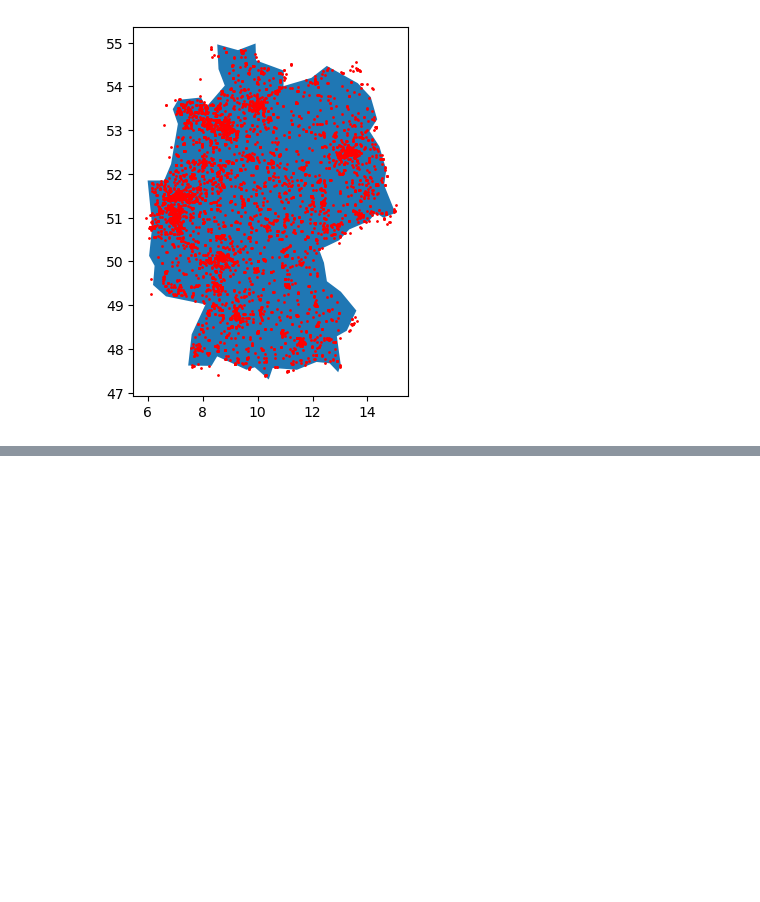
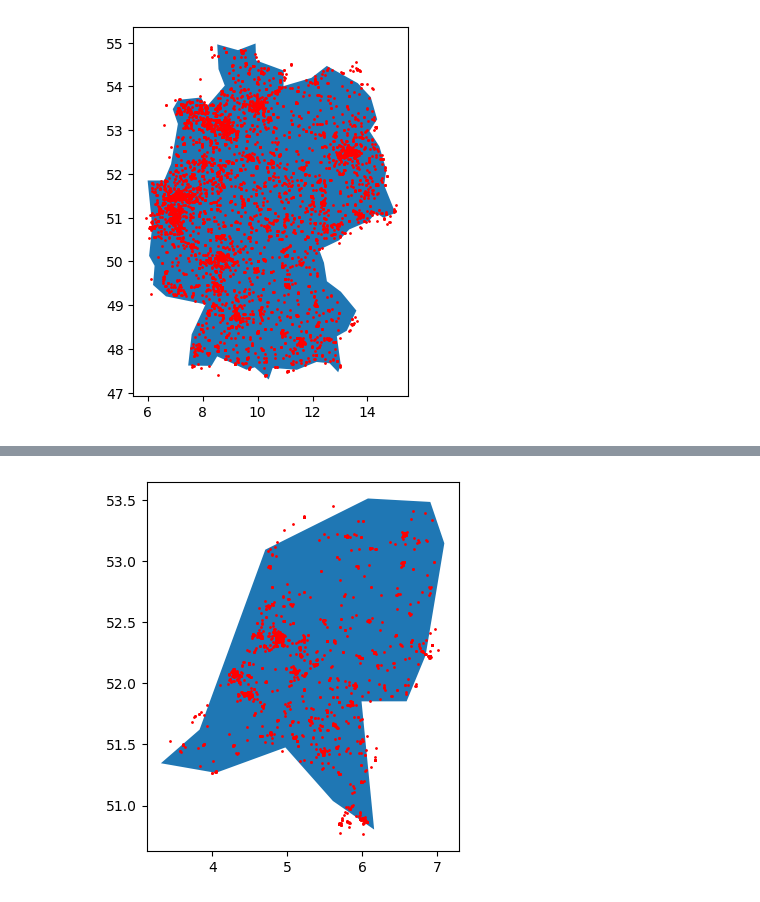
Before and after one commit to MariusDSPM/DSPM-Assignment05, a Jupyter notebook: Knipp_Marius_Assignment05_Python.ipynb, the cells around one changed output, grey strips where cells are left out. Saved outputs shown, nothing was run; the diff lists cells and outputs as text; code cells hidden in the pictures; blank space fills up the shorter version.

Commit message:
Task 12: Event locations in the Netherlands

```diff
--- a/Knipp_Marius_Assignment05_Python.ipynb
+++ b/Knipp_Marius_Assignment05_Python.ipynb
@@ -198,0 +205,3 @@ plot_venues(venues_germany, 'Germany', lo_min, lo_max, lat_min, lat_max)
+# %%
+venues_netherlands = get_venues('NL')
+venues_netherlands.head()
@@ -198,0 +215,8 @@ plot_venues(venues_germany, 'Germany', lo_min, lo_max, lat_min, lat_max)
+# %%
+# Extreme points of the Netherlands
+lo_min, lo_max = 3.358, 7.228
+lat_min, lat_max = 50.75, 53.555
+
+plot_venues(venues_netherlands, 'Netherlands', lo_min, lo_max, lat_min, lat_max)
+# %% [output]
+[figure, added]
```
Also changed, not shown: parts of 3 cells of this notebook.
